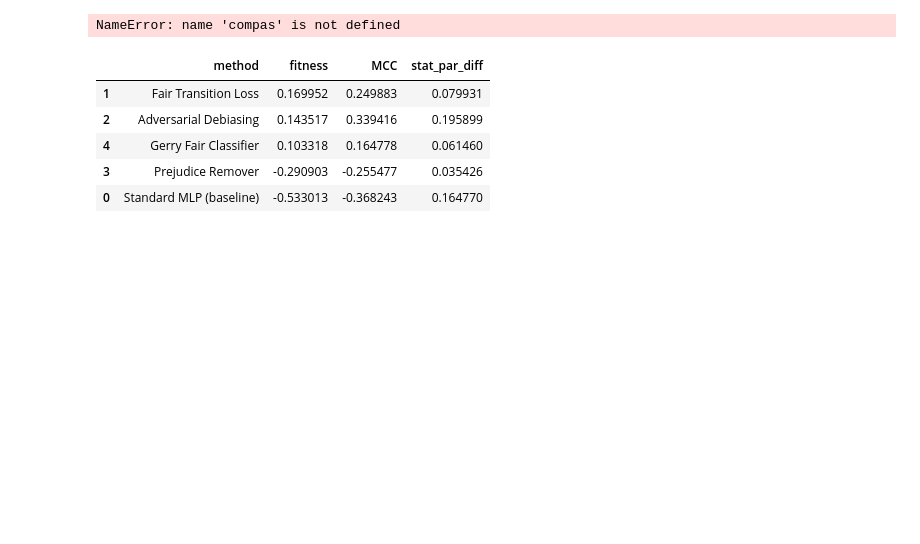
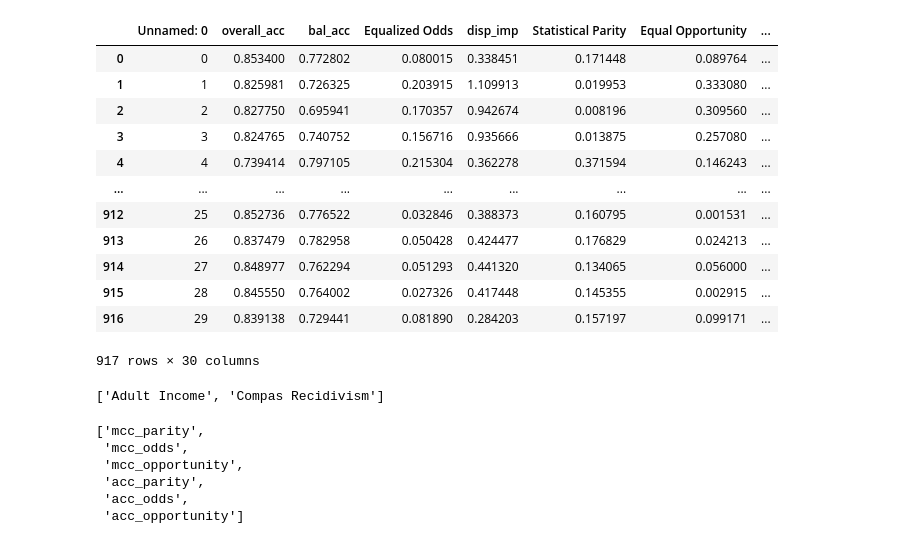
Before and after one commit to ygorcanalli/FairTransitionLoss, a Jupyter notebook: notebooks/2023-07-26/plot.ipynb, the cells around one changed output. Saved outputs shown, nothing was run; the diff lists cells and outputs as text; code cells hidden in the pictures; blank space fills up the shorter version.

```diff
--- a/notebooks/2023-07-26/plot.ipynb
+++ b/notebooks/2023-07-26/plot.ipynb
@@ -78,2 +81,5 @@ def read_json_files_from_folder(folder_path):
 # %%
-compas.replace({'ftl_mlp_initializer': 'Fair Transition Loss', 'adversarial_debiasing_initializer': 'Adversarial Debiasing', 'gerry_fair_classifier_initializer': 'Gerry Fair Classifier', 'prejudice_remover_initializer': 'Prejudice Remover', 'simple_mlp_initializer': 'Standard MLP (baseline)'}, inplace=True)
+results = read_csv_files_from_folder('results')
+results.replace({'ftl_mlp_initializer': 'Fair Transition Loss', 'adversarial_debiasing_initializer': 'Adversarial Debiasing', 'gerry_fair_classifier_initializer': 'Gerry Fair Classifier', 'prejudice_remover_initializer': 'Prejudice Remover', 'simple_mlp_initializer': 'Standard MLP (baseline)'}, inplace=True)
+results.replace({'adult_dataset_reader': 'Adult Income', 'compas_dataset_reader': 'Compas Recidivism'}, inplace=True)
+results.rename(columns={'avg_odds_diff': 'Equalized Odds', 'stat_par_diff': 'Statistical Parity', 'eq_opp_diff': 'Equal Opportunity', 'MCC': 'Mathew Correlation', 'ACC': 'Accuracy'}, inplace=True)
@@ -104,5 +95,31 @@ compas[cols].sort_values(by=['fitness_rule','fitness'], ascending=False)
+# %%
+display(results)
+# %% [output]
+|  | Unnamed: 0 | overall_acc | bal_acc | Equalized Odds | disp_imp | Statistical Parity | Equal Opportunity | ... |
+| 0 | 0 | 0.853400 | 0.772802 | 0.080015 | 0.338451 | 0.171448 | 0.089764 | ... |
+| 1 | 1 | 0.825981 | 0.726325 | 0.203915 | 1.109913 | 0.019953 | 0.333080 | ... |
+| 2 | 2 | 0.827750 | 0.695941 | 0.170357 | 0.942674 | 0.008196 | 0.309560 | ... |
+| 3 | 3 | 0.824765 | 0.740752 | 0.156716 | 0.935666 | 0.013875 | 0.257080 | ... |
+| 4 | 4 | 0.739414 | 0.797105 | 0.215304 | 0.362278 | 0.371594 | 0.146243 | ... |
+| ... | ... | ... | ... | ... | ... | ... | ... | ... |
+| 912 | 25 | 0.852736 | 0.776522 | 0.032846 | 0.388373 | 0.160795 | 0.001531 | ... |
+| 913 | 26 | 0.837479 | 0.782958 | 0.050428 | 0.424477 | 0.176829 | 0.024213 | ... |
+| 914 | 27 | 0.848977 | 0.762294 | 0.051293 | 0.441320 | 0.134065 | 0.056000 | ... |
+| 915 | 28 | 0.845550 | 0.764002 | 0.027326 | 0.417448 | 0.145355 | 0.002915 | ... |
+| 916 | 29 | 0.839138 | 0.729441 | 0.081890 | 0.284203 | 0.157197 | 0.099171 | ... |
+917 rows × 30 columns
+# %%
+datasets = results['dataset'].unique().tolist()
+datasets
+# %% [output]
+['Adult Income', 'Compas Recidivism']
 # %%
-fitness_rules = compas['fitness_rule'].unique().tolist()
+fitness_rules = results['fitness_rule'].unique().tolist()
 fitness_rules
 # %% [output]
-NameError: name 'compas' is not defined
+['mcc_parity',
+ 'mcc_odds',
+ 'mcc_opportunity',
+ 'acc_parity',
+ 'acc_odds',
+ 'acc_opportunity']
@@ -121,9 +125,0 @@ for fitness_rule, metrics in fitness_rules_target_metrics.items():
-# %%
-compas[compas['fitness_rule'] == 'mcc_parity'][['method', 'fitness', 'MCC', 'stat_par_diff']].sort_values(by=['fitness'], ascending=False)
-# %% [output]
-|  | method | fitness | MCC | stat_par_diff |
-| 1 | Fair Transition Loss | 0.169952 | 0.249883 | 0.079931 |
-| 2 | Adversarial Debiasing | 0.143517 | 0.339416 | 0.195899 |
-| 4 | Gerry Fair Classifier | 0.103318 | 0.164778 | 0.061460 |
-| 3 | Prejudice Remover | -0.290903 | -0.255477 | 0.035426 |
-| 0 | Standard MLP (baseline) | -0.533013 | -0.368243 | 0.164770 |
```
Also changed, not shown: parts of 40 cells of this notebook, 12 other files.
